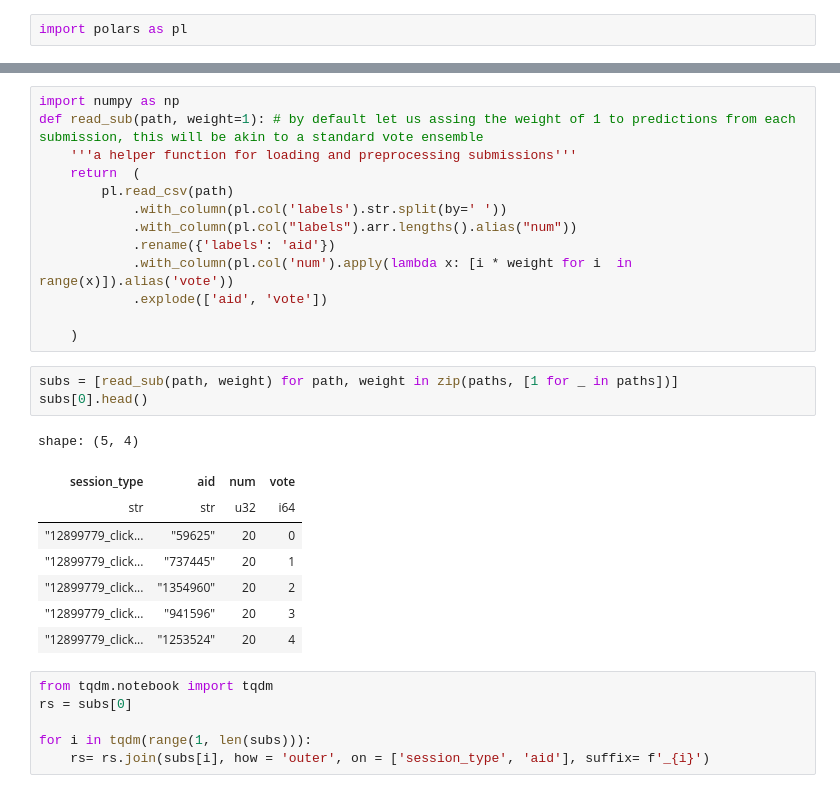
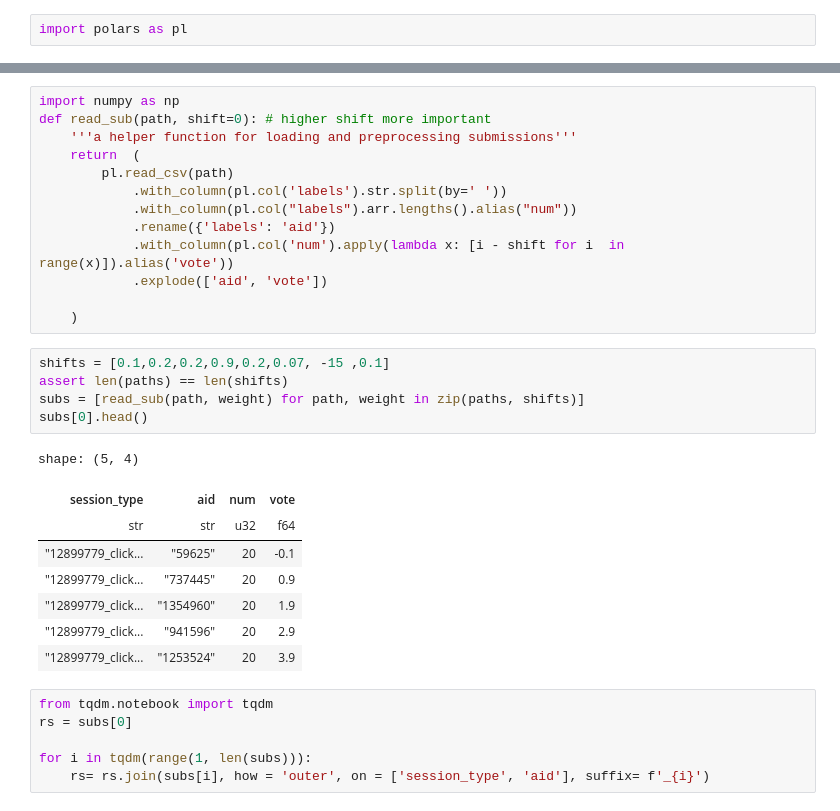
Before and after one commit to haiminh2001/Otto, a Jupyter notebook: ensemble.ipynb, the cells around one changed output, grey strips where cells are left out. Saved outputs shown, nothing was run; the diff lists cells and outputs as text.

```diff
--- a/ensemble.ipynb
+++ b/ensemble.ipynb
@@ -15,29 +16,31 @@ paths
  '/home/anhphantq/ensemble/submission_588_latest.csv']
 # %%
 import numpy as np
-def read_sub(path, weight=1): # by default let us assing the weight of 1 to predictions from each submission, this will be akin to a standard vote ensemble
+def read_sub(path, shift=0): # higher shift more important
     '''a helper function for loading and preprocessing submissions'''
     return  (
         pl.read_csv(path)
             .with_column(pl.col('labels').str.split(by=' '))
             .with_column(pl.col("labels").arr.lengths().alias("num"))
             .rename({'labels': 'aid'})
-            .with_column(pl.col('num').apply(lambda x: [i * weight for i  in range(x)]).alias('vote'))
+            .with_column(pl.col('num').apply(lambda x: [i - shift for i  in range(x)]).alias('vote'))
             .explode(['aid', 'vote'])
 
     )
 # %%
-subs = [read_sub(path, weight) for path, weight in zip(paths, [1 for _ in paths])]
+shifts = [0.1,0.2,0.2,0.9,0.2,0.07, -15 ,0.1]
+assert len(paths) == len(shifts)
+subs = [read_sub(path, weight) for path, weight in zip(paths, shifts)]
 subs[0].head()
 # %% [output]
 shape: (5, 4)
 | session_type | aid | num | vote |
-| str | str | u32 | i64 |
-| "12899779_click... | "59625" | 20 | 0 |
-| "12899779_click... | "737445" | 20 | 1 |
-| "12899779_click... | "1354960" | 20 | 2 |
-| "12899779_click... | "941596" | 20 | 3 |
-| "12899779_click... | "1253524" | 20 | 4 |
+| str | str | u32 | f64 |
+| "12899779_click... | "59625" | 20 | -0.1 |
+| "12899779_click... | "737445" | 20 | 0.9 |
+| "12899779_click... | "1354960" | 20 | 1.9 |
+| "12899779_click... | "941596" | 20 | 2.9 |
+| "12899779_click... | "1253524" | 20 | 3.9 |
 # %%
 from tqdm.notebook import tqdm
 rs = subs[0]
```
Also changed, not shown: parts of 5 cells of this notebook.
